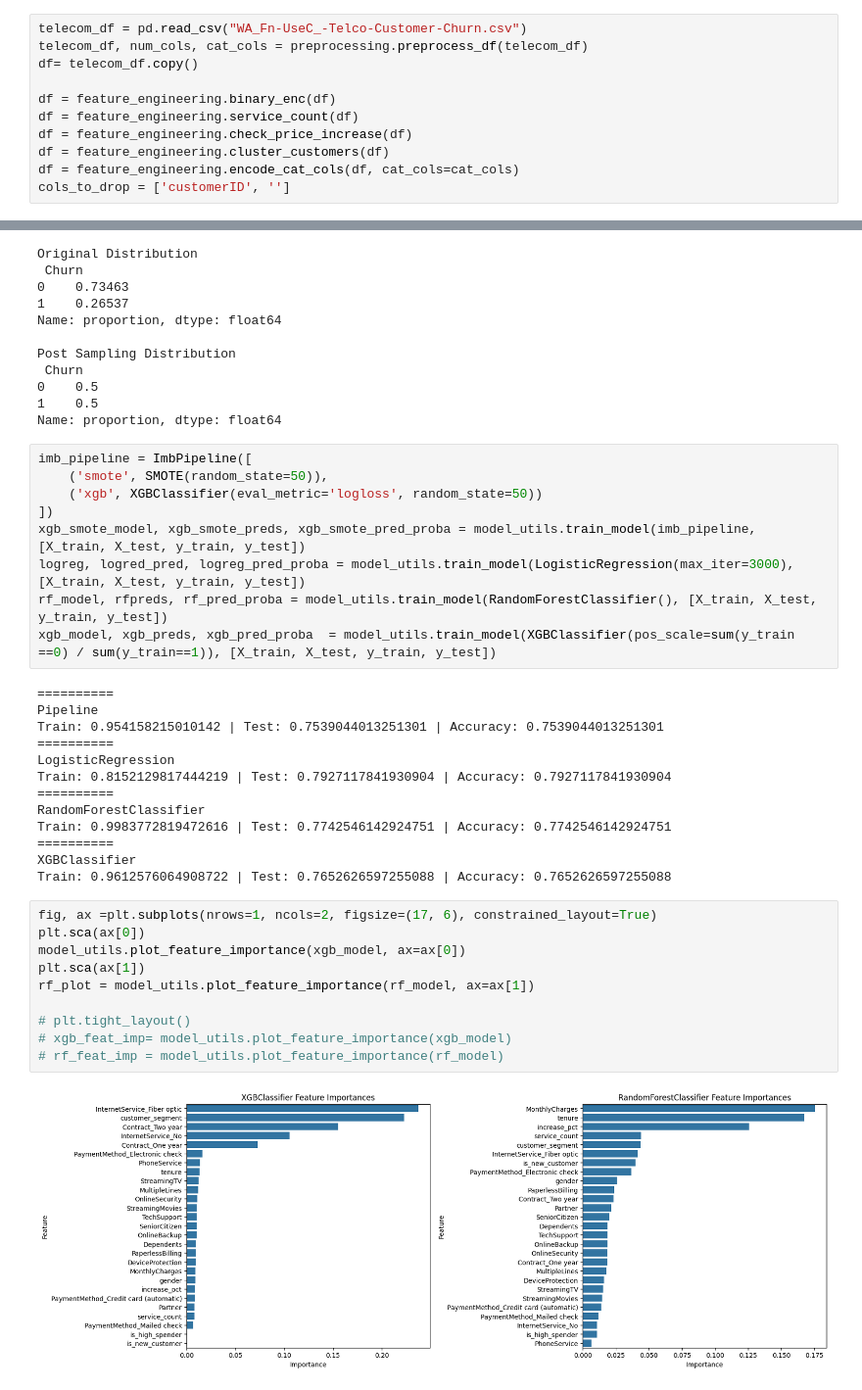
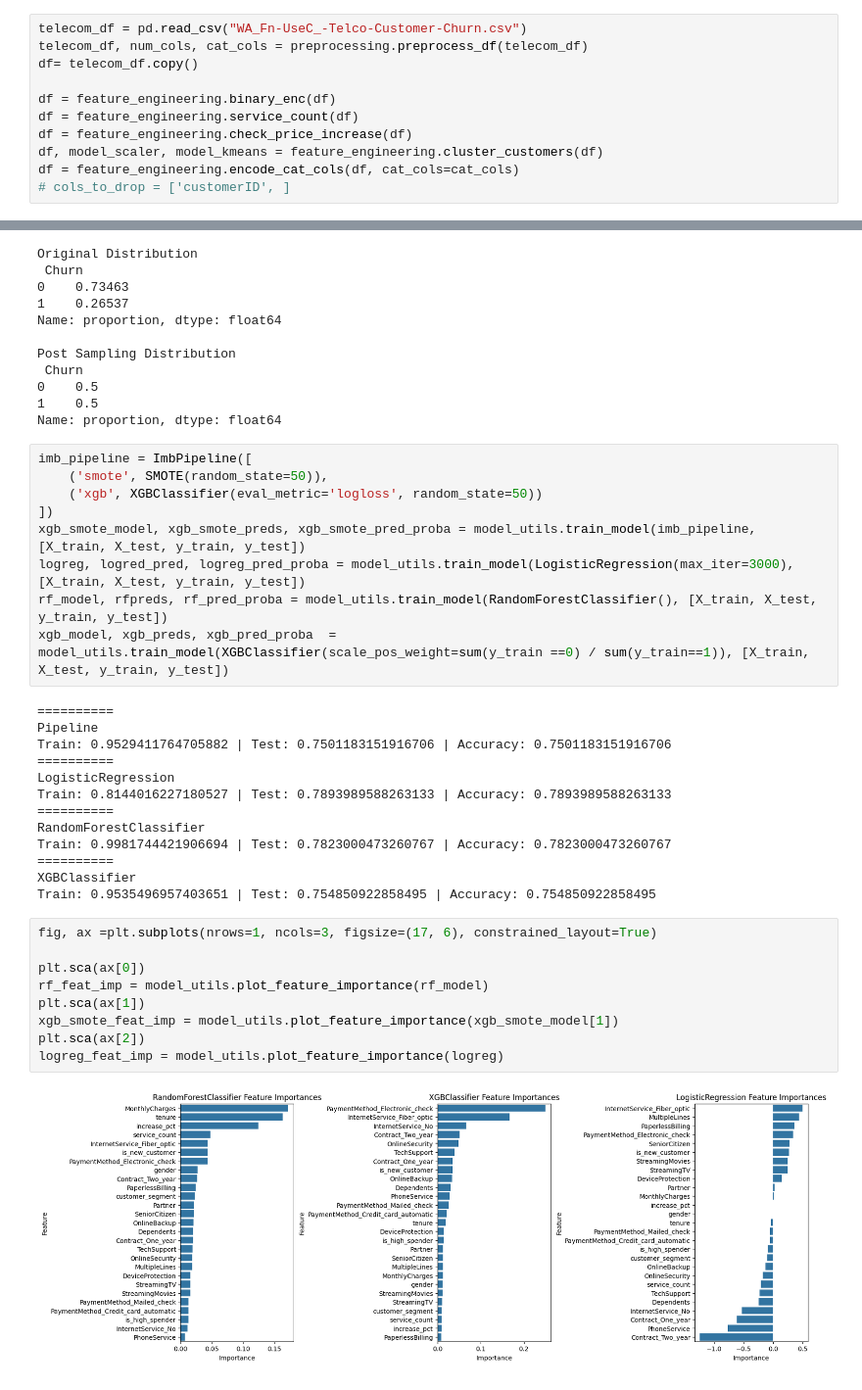
Before and after one commit to DevMohdFaiz/Teleco-Churn, a Jupyter notebook: teleco_nb.ipynb, the cells around one changed output, grey strips where cells are left out. Shown at 98% size. Saved outputs shown, nothing was run; the diff lists cells and outputs as text.

Commit message:
Modelling

```diff
--- a/teleco_nb.ipynb
+++ b/teleco_nb.ipynb
@@ -180,9 +180,9 @@ df= telecom_df.copy()
 df = feature_engineering.binary_enc(df)
 df = feature_engineering.service_count(df)
 df = feature_engineering.check_price_increase(df)
-df = feature_engineering.cluster_customers(df)
+df, model_scaler, model_kmeans = feature_engineering.cluster_customers(df)
 df = feature_engineering.encode_cat_cols(df, cat_cols=cat_cols)
-cols_to_drop = ['customerID', '']
+# cols_to_drop = ['customerID', ]
 # %%
 feature_engineering.cluster_customers(df, visualize=True)
 # %% [output]
@@ -243,29 +244,28 @@ imb_pipeline = ImbPipeline([
 xgb_smote_model, xgb_smote_preds, xgb_smote_pred_proba = model_utils.train_model(imb_pipeline, [X_train, X_test, y_train, y_test])
 logreg, logred_pred, logreg_pred_proba = model_utils.train_model(LogisticRegression(max_iter=3000), [X_train, X_test, y_train, y_test])
 rf_model, rfpreds, rf_pred_proba = model_utils.train_model(RandomForestClassifier(), [X_train, X_test, y_train, y_test])
-xgb_model, xgb_preds, xgb_pred_proba  = model_utils.train_model(XGBClassifier(pos_scale=sum(y_train ==0) / sum(y_train==1)), [X_train, X_test, y_train, y_test])
+xgb_model, xgb_preds, xgb_pred_proba  = model_utils.train_model(XGBClassifier(scale_pos_weight=sum(y_train ==0) / sum(y_train==1)), [X_train, X_test, y_train, y_test])
 # %% [output]
 ==========
 Pipeline
-Train: 0.954158215010142 | Test: 0.7539044013251301 | Accuracy: 0.7539044013251301
+Train: 0.9529411764705882 | Test: 0.7501183151916706 | Accuracy: 0.7501183151916706
 ==========
 LogisticRegression
-Train: 0.8152129817444219 | Test: 0.7927117841930904 | Accuracy: 0.7927117841930904
+Train: 0.8144016227180527 | Test: 0.7893989588263133 | Accuracy: 0.7893989588263133
 ==========
 RandomForestClassifier
-Train: 0.9983772819472616 | Test: 0.7742546142924751 | Accuracy: 0.7742546142924751
+Train: 0.9981744421906694 | Test: 0.7823000473260767 | Accuracy: 0.7823000473260767
 ==========
 XGBClassifier
-Train: 0.9612576064908722 | Test: 0.7652626597255088 | Accuracy: 0.7652626597255088
+Train: 0.9535496957403651 | Test: 0.754850922858495 | Accuracy: 0.754850922858495
 # %%
-fig, ax =plt.subplots(nrows=1, ncols=2, figsize=(17, 6), constrained_layout=True)
+fig, ax =plt.subplots(nrows=1, ncols=3, figsize=(17, 6), constrained_layout=True)
+
 plt.sca(ax[0])
-model_utils.plot_feature_importance(xgb_model, ax=ax[0])
+rf_feat_imp = model_utils.plot_feature_importance(rf_model)
 plt.sca(ax[1])
-rf_plot = model_utils.plot_feature_importance(rf_model, ax=ax[1])
-
-# plt.tight_layout()
-# xgb_feat_imp= model_utils.plot_feature_importance(xgb_model)
-# rf_feat_imp = model_utils.plot_feature_importance(rf_model)
+xgb_smote_feat_imp = model_utils.plot_feature_importance(xgb_smote_model[1])
+plt.sca(ax[2])
+logreg_feat_imp = model_utils.plot_feature_importance(logreg)
 # %% [output]
-[figure, old version]
+[figure, new version]
```
Also changed, not shown: parts of 42 cells of this notebook, 8 other files.
